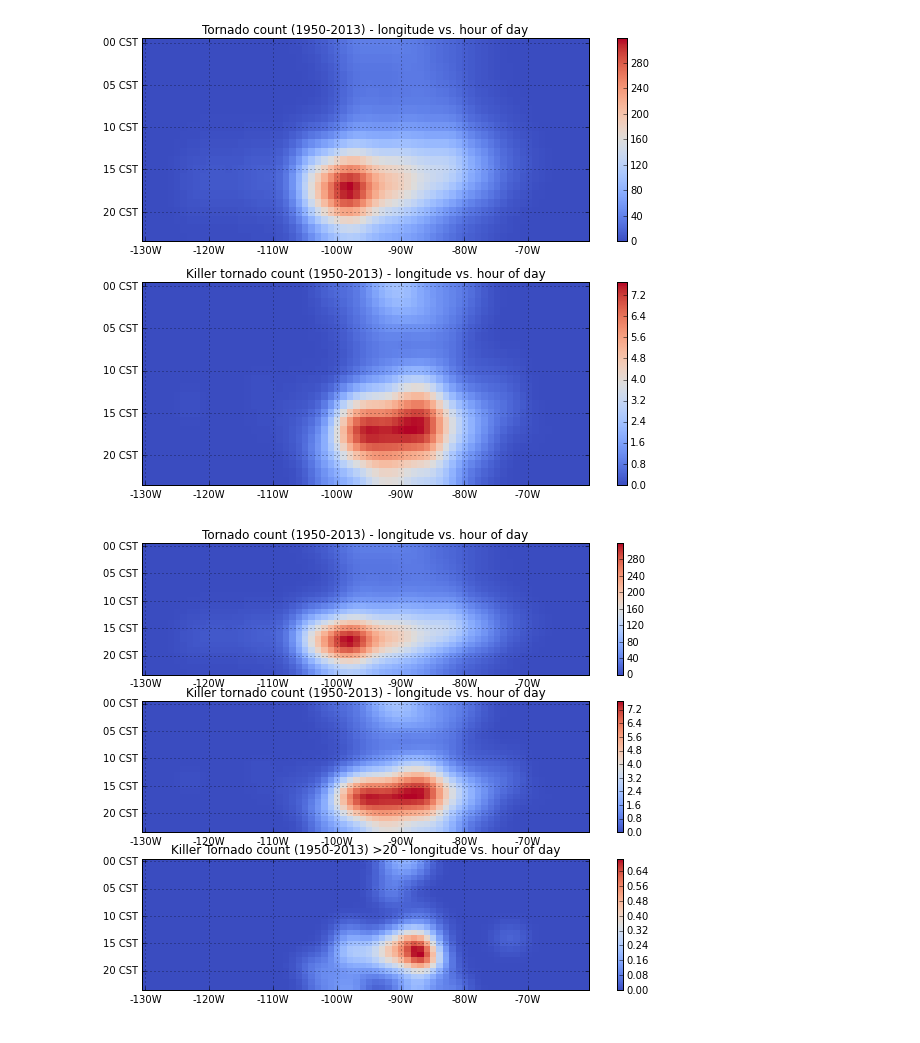
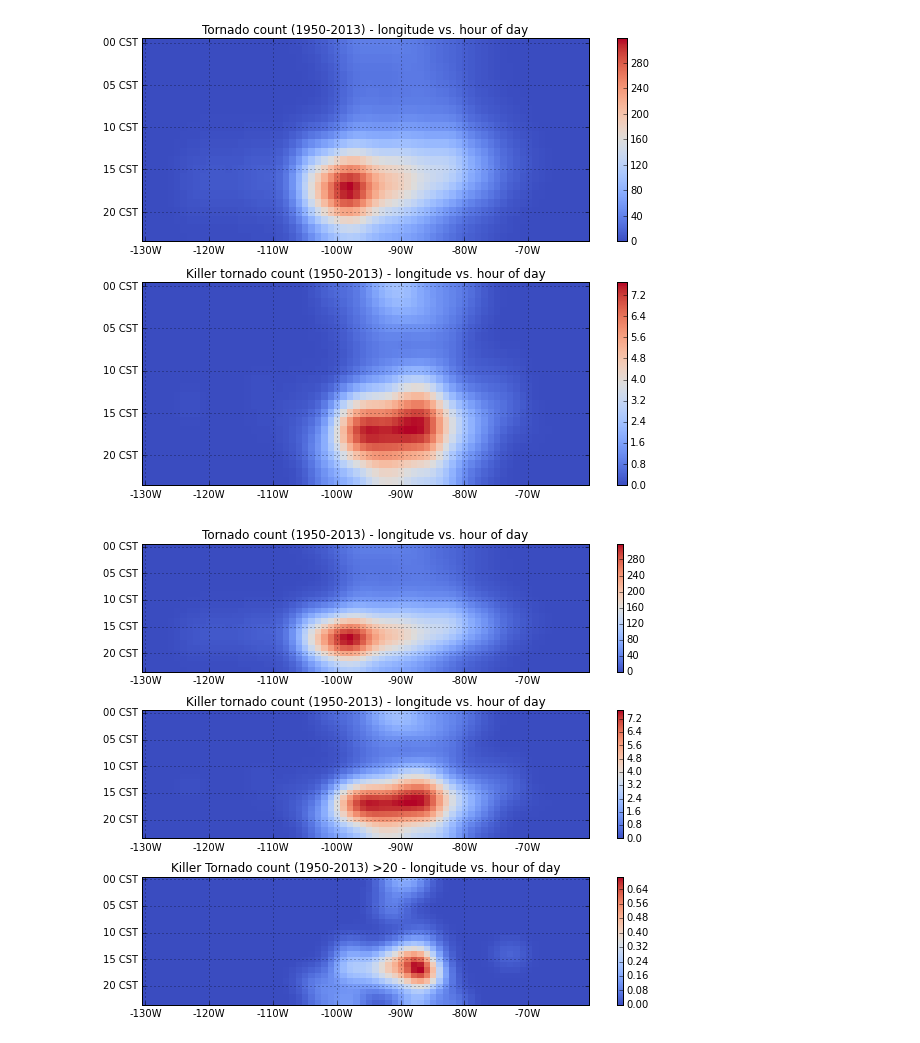
Before and after one commit to ahaberlie/hovmoller, a Jupyter notebook: tor_hovmoller.ipynb, the cells around one changed output. Saved outputs shown, nothing was run; the diff lists cells and outputs as text; code cells hidden in the pictures.

Commit message:
Updated to fix spacing on last figure

```diff
--- a/tor_hovmoller.ipynb
+++ b/tor_hovmoller.ipynb
@@ -203,31 +203,35 @@ loc,time = plt.yticks()
 time = [str(int(x)).zfill(2)+" CST" for x in loc]
 plt.yticks(loc[1:6],time[1:6])
 
 plt.title('Killer tornado count (1950-2013) - longitude vs. hour of day')
 
 plt.colorbar()
 plt.grid()
 
 ##Plot with only killer data##################################################################################
 plt.subplot(3,1,3)
 hovmoller_filtered_killer_many = gf(hovmoller,2)
 plt.imshow(hovmoller_filtered_killer_many,interpolation='nearest',aspect='auto',cmap=plt.cm.get_cmap('coolwarm'))
 
 #set up x-axis labels
 loc,lon = plt.xticks()
 lon = range(-130,-50,10)
 lons = [str(x)+"W" for x in lon]
 plt.xticks(loc[1:8],lons[:-1])
 
 
 #set up y-axis labels
 loc,time = plt.yticks()
 time = [str(int(x)).zfill(2)+" CST" for x in loc]
 plt.yticks(loc[1:6],time[1:6])
 
 plt.title('Killer Tornado count (1950-2013) >20 - longitude vs. hour of day')
 
 plt.colorbar()
 plt.grid()
+
+plt.subplots_adjust(wspace=0.5, hspace=0.3,
+                    left=0.125, right=0.9,
+                    top=0.9,    bottom=0.1)
 # %% [output]
-[figure, old version]
+[figure, new version]
```
